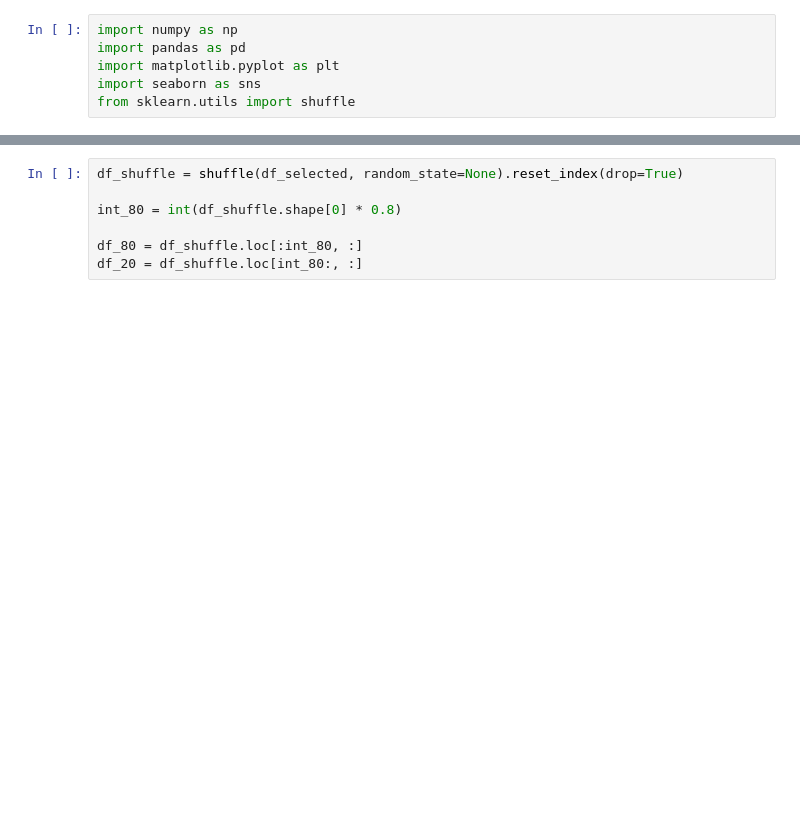
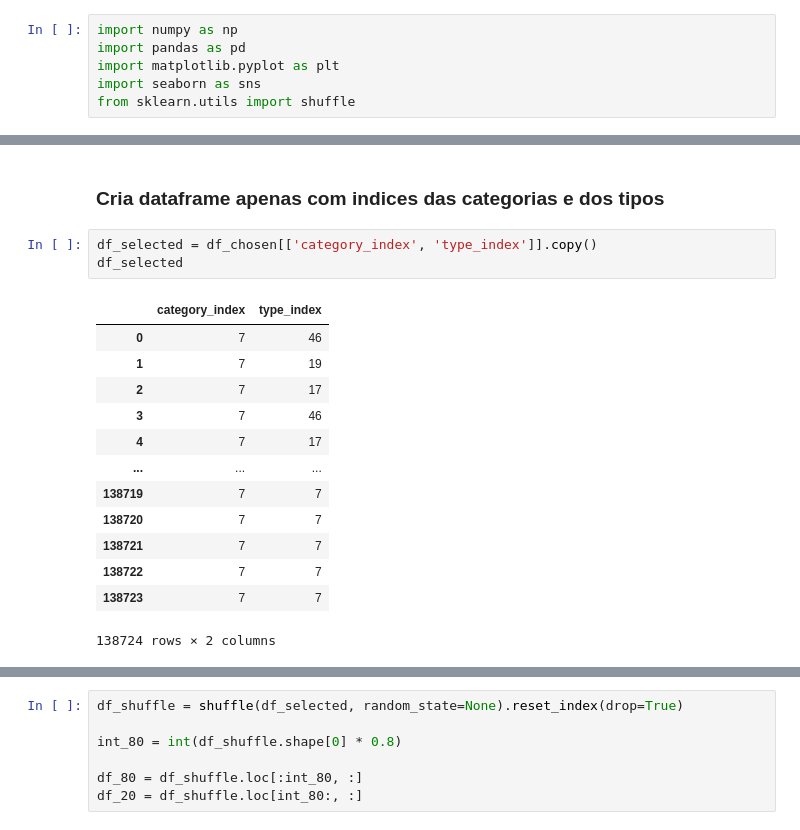
Before and after one commit to mariaandrioli/ciencia-de-dados, a Jupyter notebook: Principal/final.ipynb, the cells around one changed output, grey strips where cells are left out. Drawn from its saved outputs; the diff is of its cells as text; blank space fills up the shorter version.

```diff
--- a/Principal/final.ipynb
+++ b/Principal/final.ipynb
@@ -15,0 +77,19 @@ df_selected = df[['category', 'type', 'value']].copy()
+# %% [markdown]
+### Cria dataframe apenas com indices das categorias e dos tipos
+# %%
+df_selected = df_chosen[['category_index', 'type_index']].copy()
+df_selected
+# %% [output]
+|  | category_index | type_index |
+| 0 | 7 | 46 |
+| 1 | 7 | 19 |
+| 2 | 7 | 17 |
+| 3 | 7 | 46 |
+| 4 | 7 | 17 |
+| ... | ... | ... |
+| 138719 | 7 | 7 |
+| 138720 | 7 | 7 |
+| 138721 | 7 | 7 |
+| 138722 | 7 | 7 |
+| 138723 | 7 | 7 |
+138724 rows × 2 columns
```
Also changed, not shown: parts of 30 cells of this notebook.
